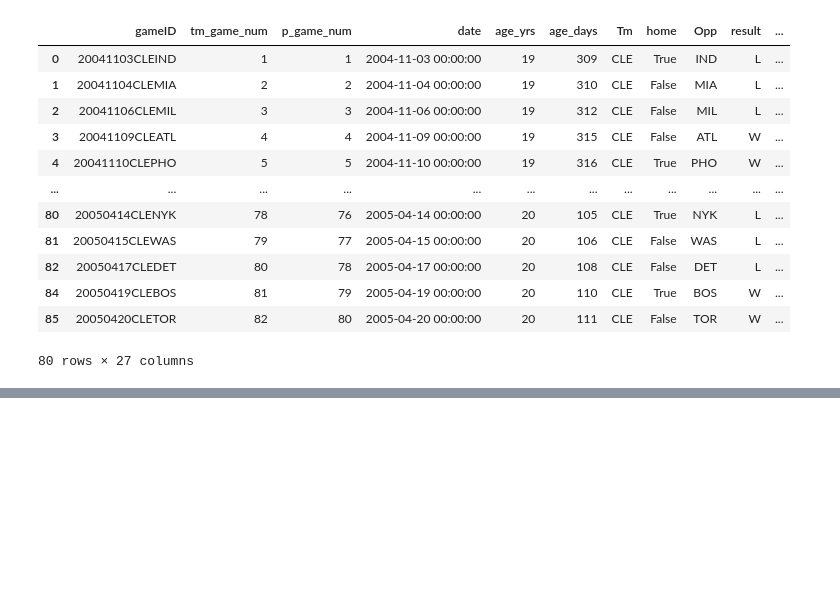
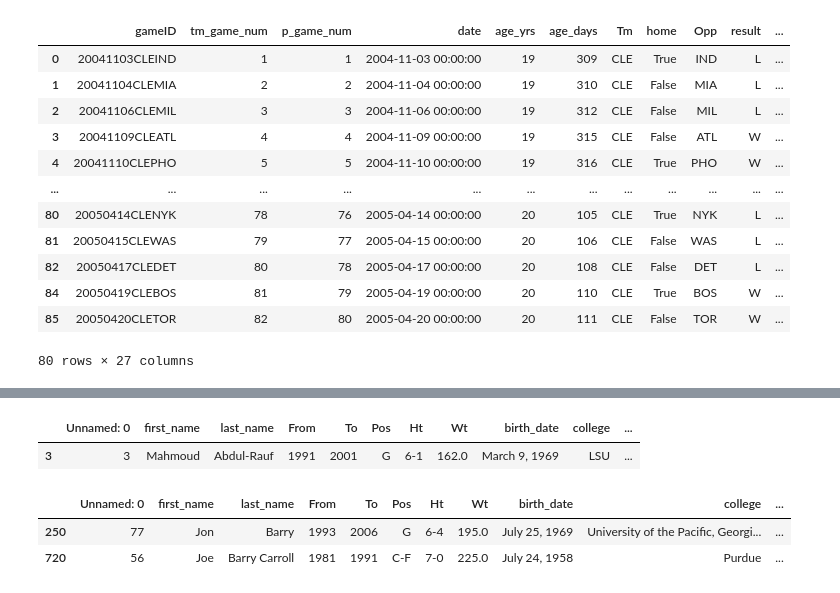
Before and after one commit to ericbackman/nba_data_scraper, a Jupyter notebook: player_game_log_scraping.ipynb, the cells around one changed output, grey strips where cells are left out. Saved outputs shown, nothing was run; the diff lists cells and outputs as text; code cells hidden in the pictures; blank space fills up the shorter version.

```diff
--- a/player_game_log_scraping.ipynb
+++ b/player_game_log_scraping.ipynb
@@ -546,0 +777,12 @@ df2 = clean_player_adv_games_log(df)
+# %%
+def name_to_code(row):
+    first = row['first_name']
+    last = row['last_name']
+    if type(last) == float:
+        return f"h/hilarne01"
+    if len(last) >= 5:
+        return "{}/{}{}01".format(last[:1], last[:5], first[:2]).lower()
+    else:
+        return "{}/{}{}01".format(last[:1], last, first[:2]).lower()
+# %%
+df = pd.read_csv("src/raw_data/nba_player_codes.csv")
@@ -546,0 +794,6 @@ df2 = clean_player_adv_games_log(df)
+# %%
+for index, row in df.iterrows():
+    # print(type(row['last_name']))
+    if type(row['last_name']) == float:
+        print(row)
+        # print(row)
@@ -546,0 +880,17 @@ df2 = clean_player_adv_games_log(df)
+# %%
+# Stage 2, fix duplicate ID's that have non-unique names
+
+dupe_names = pd.read_csv("~/github/nba_data_scraper/src/raw_data/duplicate_names.csv")
+
+for index, row in dupe_names.iterrows():
+    df.loc[(df['first_name'] == row['first_name']) & (df['last_name'] == row['last_name'])
+    & (df['From'] == int(row['From'])) & (df['To'] == int(row['To'])), 'bbref'] = row['bbref']
+
+# Stage 3, Fuck you Tony Mitchell for needing more info, also for some reason Kenyon Martin Jr. == KJ Martin
+df.loc[(df['first_name'] == "Tony") & (df['last_name'] == "Mitchell") & (df['college'] == 'Alabama'), 'bbref'] = "m/mitchto03"
+df.loc[(df['first_name'] == "Tony") & (df['last_name'] == "Mitchell") & (df['college'] == 'University of North Texas'), 'bbref'] = "m/mitchto02"
+df.loc[(df['first_name'] == "Kenyon") & (df['last_name'] == "Martin Jr."), 'first_name'] = "KJ"
+df.loc[(df['first_name'] == "KJ") & (df['last_name'] == "Martin Jr."), 'last_name'] = "Martin"
+
+
+df.to_csv("~/github/nba_data_scraper/src/raw_data/nba_player_codes.csv", index=False)
@@ -546,0 +917,11 @@ df2 = clean_player_adv_games_log(df)
+# %%
+df[(df['first_name'] == "Mahmoud") & (df['last_name'] == "Abdul-Rauf")]
+# %% [output]
+|  | Unnamed: 0 | first_name | last_name | From | To | Pos | Ht | Wt | birth_date | college | ... |
+| 3 | 3 | Mahmoud | Abdul-Rauf | 1991 | 2001 | G | 6-1 | 162.0 | March 9, 1969 | LSU | ... |
+# %%
+df[df.bbref == "b/barryjo01"]
+# %% [output]
+|  | Unnamed: 0 | first_name | last_name | From | To | Pos | Ht | Wt | birth_date | college | ... |
+| 250 | 77 | Jon | Barry | 1993 | 2006 | G | 6-4 | 195.0 | July 25, 1969 | University of the Pacific, Georgi... | ... |
+| 720 | 56 | Joe | Barry Carroll | 1981 | 1991 | C-F | 7-0 | 225.0 | July 24, 1958 | Purdue | ... |
```
Also changed, not shown: parts of 68 cells of this notebook, 2 other files.
